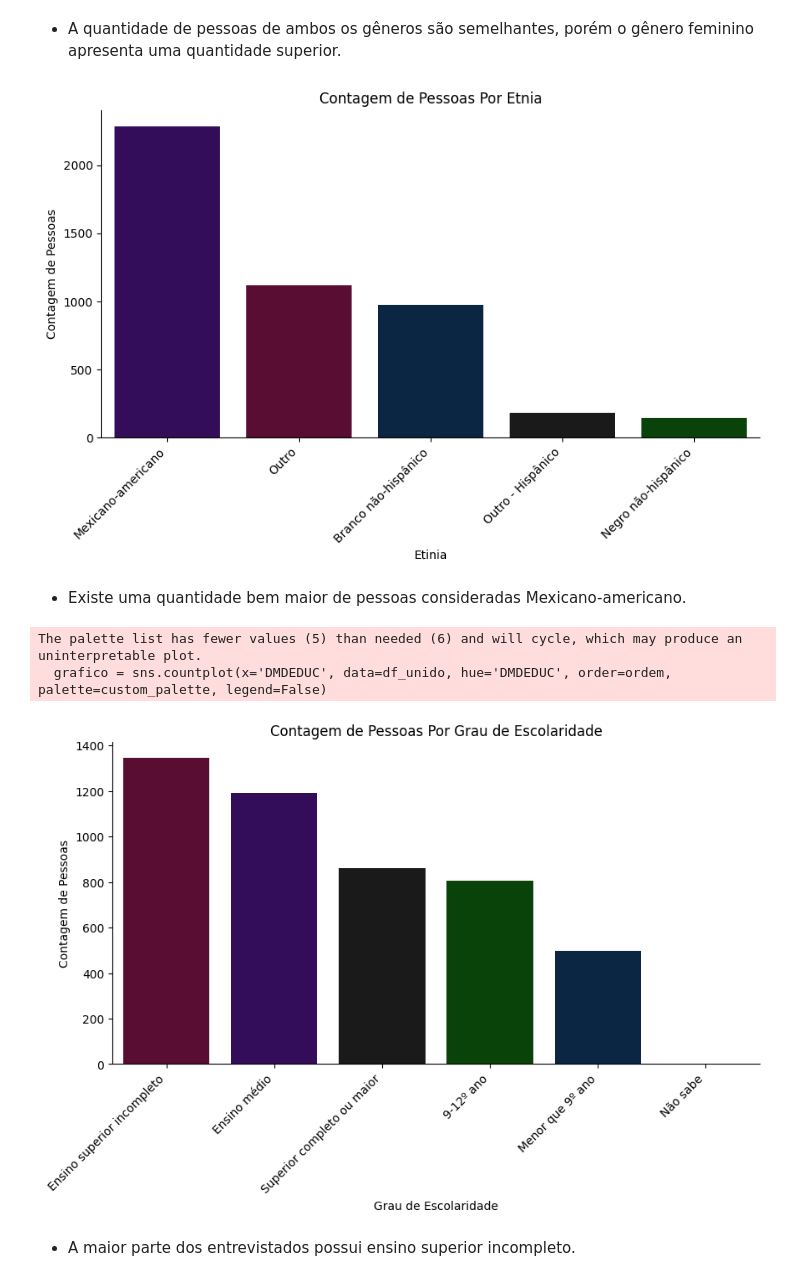
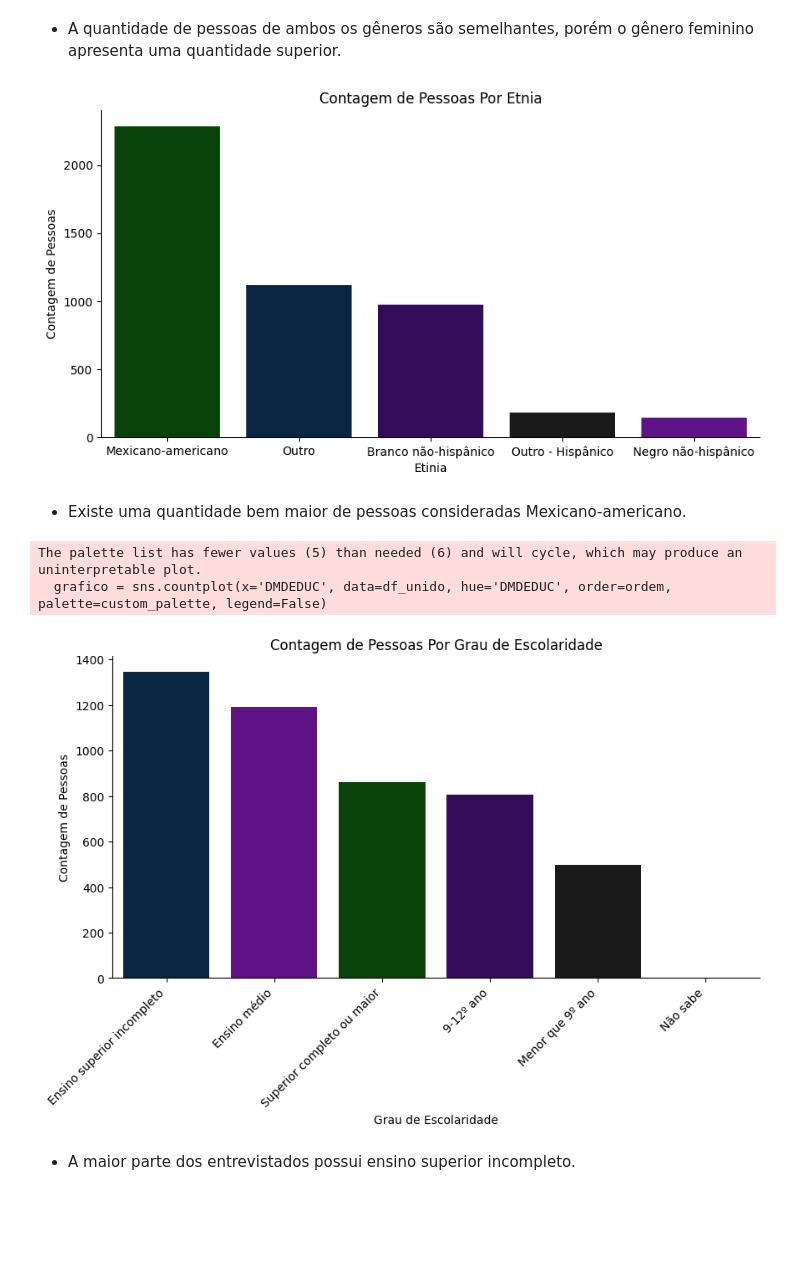
Before and after one commit to OtavioAroca/portfolio, a Jupyter notebook: depressao.ipynb, the cells around one changed output. Saved outputs shown, nothing was run; the diff lists cells and outputs as text; code cells hidden in the pictures; blank space fills up the shorter version.

```diff
--- a/depressao.ipynb
+++ b/depressao.ipynb
@@ -516,7 +516,7 @@ df_unido
 4702 rows × 33 columns
 # %%
 # Criando uma paleta de cores personalizada com tons escuros de azul, verde e roxo
-custom_palette = sns.color_palette(['#00264d', '#004d00', '#330066', '#660033', '#1a1a1a'])
+custom_palette = sns.color_palette(['#00264d', '#004d00', '#660099', '#330066', '#1a1a1a'])
 
 # Definindo o tamanho da figura
 plt.figure(figsize=(10,5))
@@ -542,44 +542,48 @@ sns.despine(right=True)
 [figure]
 # %% [markdown]
 - A quantidade de pessoas de ambos os gêneros são semelhantes, porém o gênero feminino apresenta uma quantidade superior.
+# %%
+def converter_etinia(valor):
+
+    if valor == 1:
+        return 'Branco não-hispânico'
+    elif valor == 2:
+        return 'Negro não-hispânico'
+    elif valor == 3:
+        return 'Mexicano-americano'
+    elif valor == 4:
+        return 'Outro'
+    elif valor == 5:
+        return 'Outro - Hispânico'
+    else:
+        return 'Indefinido'
+
+
+df_unido['RIDRETH1'] = df_unido['RIDRETH1'].apply(converter_etinia)
 # %%
 # Contar as ocorrências de cada valor em 'RIDRETH1' e ordenar de forma decrescente
 ordem = df_unido['RIDRETH1'].value_counts().index
 
-# Mapear os valores únicos de 'RIDRETH1' para as etnias correspondentes
-etnia = {
-    1: 'Branco não-hispânico',
-    2: 'Negro não-hispânico',
-    3: 'Mexicano-americano',
-    4: 'Outro',
-    5: 'Outro - Hispânico'
-}
-
-# Criar uma lista de rótulos com apenas as etnias
-formatar_labels = [etnia[value] for value in ordem]
 
 # Definindo o tamanho da figura
 plt.figure(figsize=(10,5))
 
 # Plotar o gráfico de barras com os valores ordenados
 grafico = sns.countplot(x='RIDRETH1', data=df_unido, hue='RIDRETH1', order=ordem, palette=custom_palette, legend=False)
 
 # Alterando o título
 grafico.set_title('Contagem de Pessoas Por Etnia')
 
 # Adicionando legenda no eixo x
 plt.xlabel('Etinia')
 
 # Adicionando legenda no eixo y
 plt.ylabel('Contagem de Pessoas')
 
-# Definindo os rótulos formatados para os ticks do eixo x
-plt.xticks(ticks= range(len(ordem)), labels= formatar_labels, rotation= 45, ha= 'right')
-
 # Removendo as bordas à direta
 sns.despine(right= True)
 # %% [output]
-[figure, old version]
+[figure, new version]
 # %% [markdown]
 - Existe uma quantidade bem maior de pessoas consideradas Mexicano-americano.
 # %%
@@ -595,11 +599,11 @@ escolaridade = {
 
 }
 
+# Substituindo pela categoria do dicionário "escolaridade"
+df_unido['DMDEDUC'] = df_unido['DMDEDUC'].replace(escolaridade)
+
 # Obetendo a ordem decrescente dos níveis de escolaridade
 ordem =  df_unido['DMDEDUC'].value_counts().index
-
-# Buscando em ordem as escolaridades
-formatar_labels = [escolaridade[value] for value in ordem]
 
 # Adicionando um tamanho à figura
 plt.figure(figsize=(10, 5))
@@ -617,14 +621,14 @@ plt.ylabel('Contagem de Pessoas')
 grafico = sns.countplot(x='DMDEDUC', data=df_unido, hue='DMDEDUC', order=ordem, palette=custom_palette, legend=False)
 
 # Definir os rótulos formatados para os ticks do eixo x
-plt.xticks(ticks=range(len(ordem)), labels=formatar_labels, rotation= 45, ha='right')
+plt.xticks(rotation= 45, ha='right')
 
 # Removendo as bordas à direta
 sns.despine(right= True)
 # %% [output]
 The palette list has fewer values (5) than needed (6) and will cycle, which may produce an uninterpretable plot.
   grafico = sns.countplot(x='DMDEDUC', data=df_unido, hue='DMDEDUC', order=ordem, palette=custom_palette, legend=False)
-[figure, old version]
+[figure, new version]
 # %% [markdown]
 - A maior parte dos entrevistados possui ensino superior incompleto.
 # %% [markdown]
```
Also changed, not shown: parts of 14 cells of this notebook.
